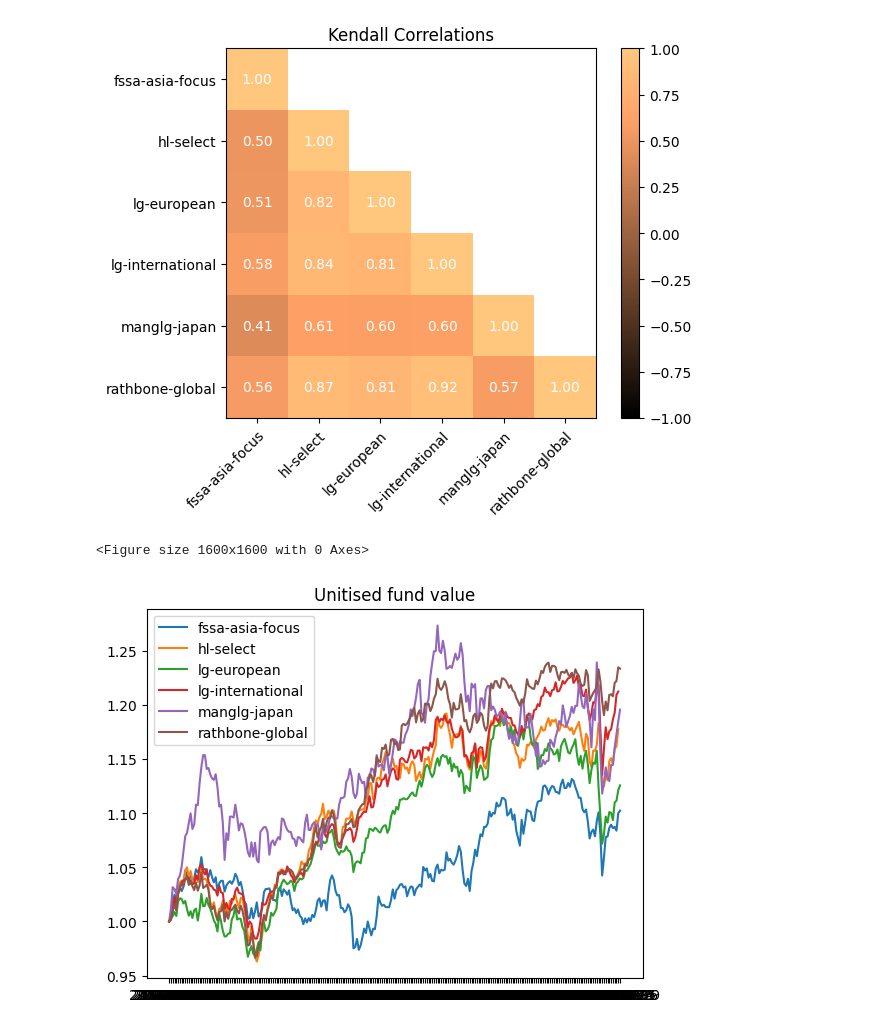
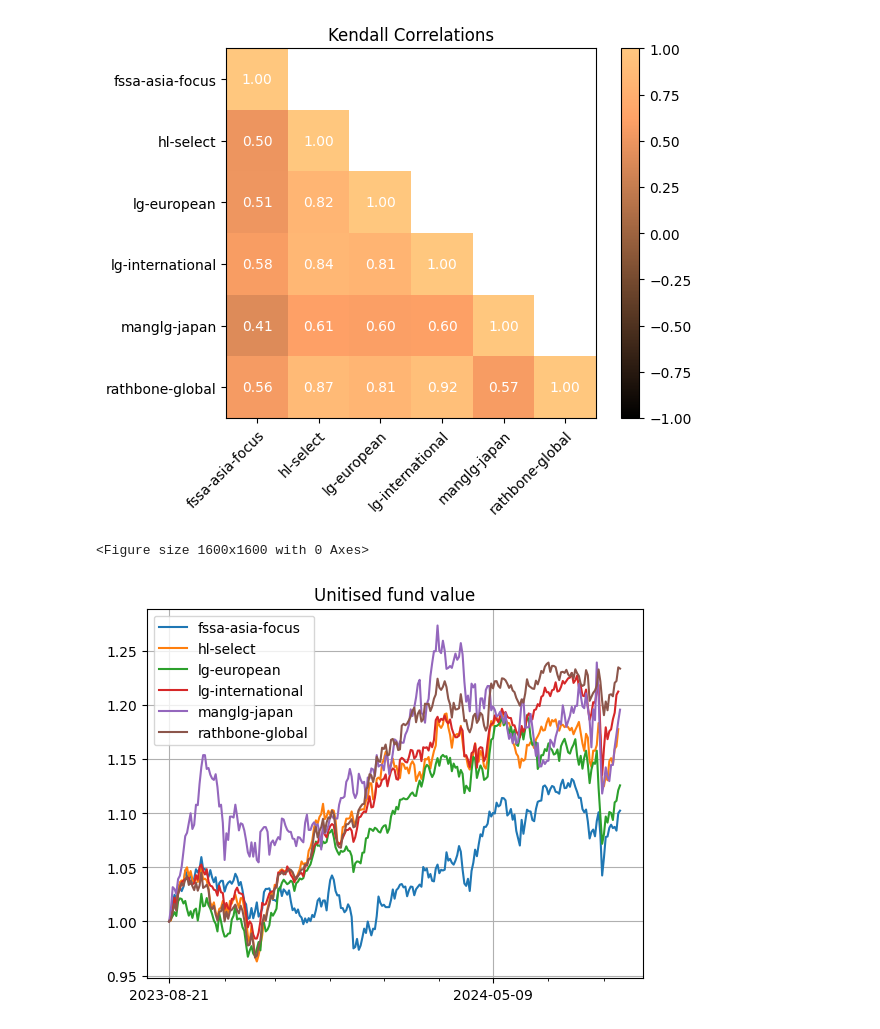
Before and after one commit to Stacky32/python-portfolio-analysis, a Jupyter notebook: PortfolioAnalysis.ipynb, the cells around one changed output. Saved outputs shown, nothing was run; the diff lists cells and outputs as text; code cells hidden in the pictures.

```diff
--- a/PortfolioAnalysis.ipynb
+++ b/PortfolioAnalysis.ipynb
@@ -19,12 +21,12 @@ portfolio = {
 fund_dfs = {}
 
 for filename in funds:
-    df = pd.read_csv(filepath_or_buffer=f'{data_dir}/{filename}.csv', parse_dates=True)
+    df = pd.read_csv(filepath_or_buffer=f'{data_dir}/{filename}.csv', parse_dates=True, usecols=['Date', 'Adj Close'])
     df['Identifier'] = filename
     fund_dfs[filename] = df.bfill()
 
 # Align Adjusted Close time series by date in pivot table with funds as columns
-pivoted = pd.concat([fund_dfs[k] for k in fund_dfs.keys()]).pivot(index='Date', columns='Identifier', values='Adj Close').bfill()
+pivoted = pd.concat(objs=[fund_dfs[k] for k in fund_dfs.keys()]).pivot(index='Date', columns='Identifier', values='Adj Close').bfill()
 display(pivoted.head())
 # %% [output]
 | Identifier | fssa-asia-focus | hl-select | lg-european | lg-international | manglg-japan | rathbone-global |
@@ -36,7 +38,8 @@ display(pivoted.head())
 | 2023-08-25 | 212.003693 | 146.686234 | 338.410065 | 165.472580 | 232.567825 | 353.486481 |
 # %%
 # Calculate and plot pearson, spearman, and kendall correlation heatmaps
-for m in ['pearson', 'spearman', 'kendall']:
+def plot_correlations(m):
+    assert m == 'pearson' or m == 'spearman' or m == 'kendall'
     c = pivoted.corr(method=m)
     plt.figure(figsize = (12,12))
     fig, ax = plt.subplots()
@@ -56,6 +59,10 @@ for m in ['pearson', 'spearman', 'kendall']:
             ax.text(j, i, f'{data[i, j]:.2f}', ha='center', va='center', color='w')
 
     plt.show()
+
+plot_correlations('pearson')
+plot_correlations('spearman')
+plot_correlations('kendall')
 # %% [output]
 <Figure size 1200x1200 with 0 Axes>
 [figure]
@@ -66,15 +73,19 @@ for m in ['pearson', 'spearman', 'kendall']:
 # %%
 # Display relative price evolution of each fund
 plt.figure(figsize=(16, 16))
 fig, ax = plt.subplots()
 ax.set_title('Unitised fund value')
+ax.xaxis.set_major_locator(dates.MonthLocator(bymonth=(1, 7)))
+ax.xaxis.set_minor_locator(dates.MonthLocator())
+ax.grid(True)
+
 for f in pivoted.columns:
     c = pivoted[f]
     ax.plot(pivoted.index, c / c.iloc[0], label=f)
 
 plt.legend()
 plt.show()
 # %% [output]
 <Figure size 1600x1600 with 0 Axes>
-[figure, old version]
+[figure, new version]
 # %%
```
Also changed, not shown: parts of 4 cells of this notebook.
